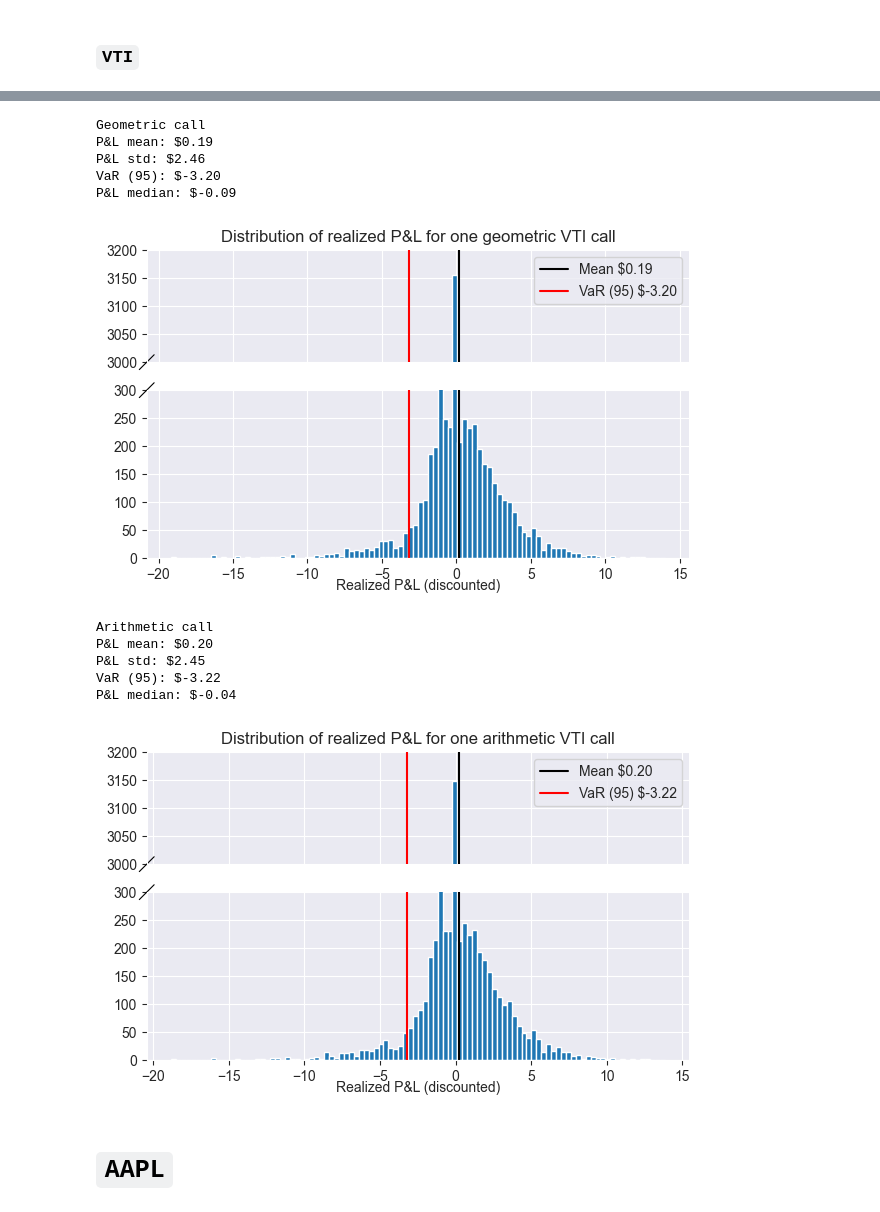
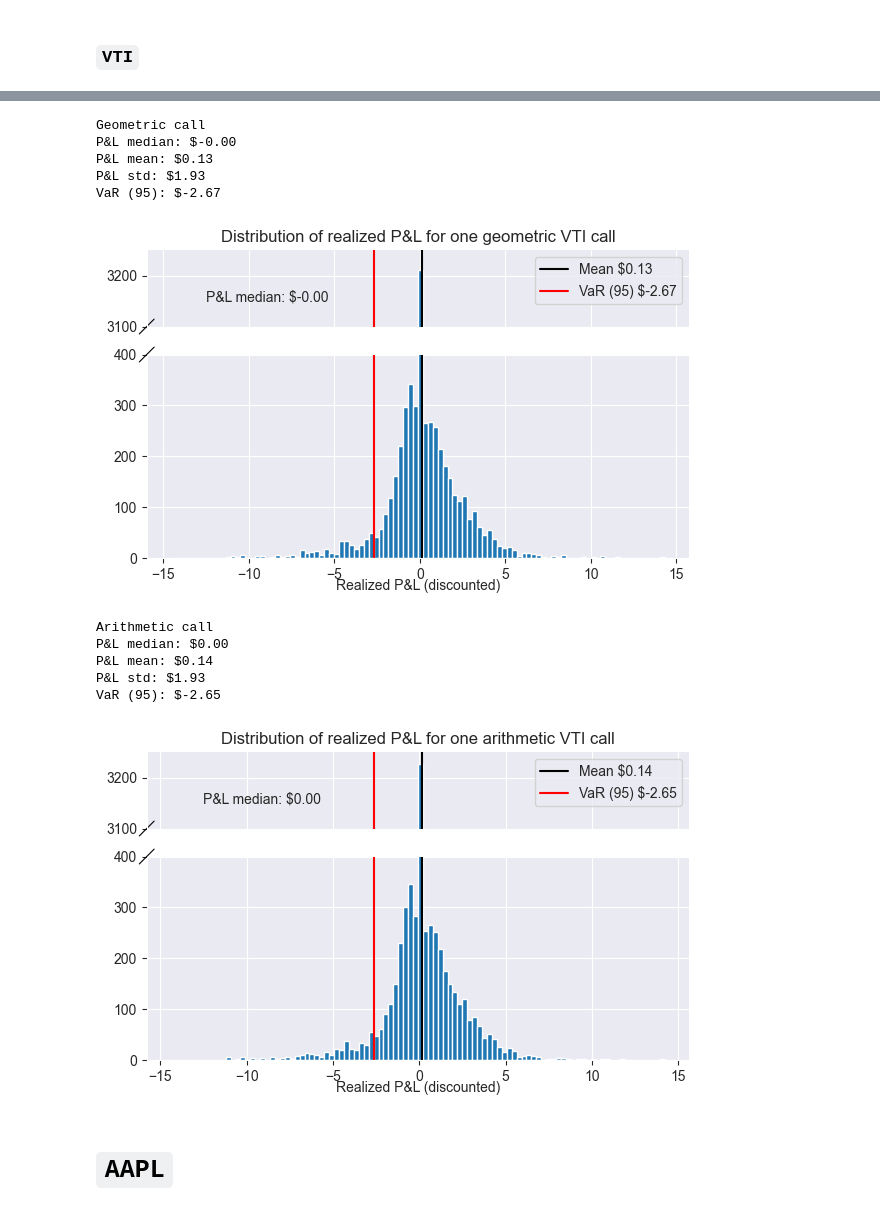
Before and after one commit to albesianor/Asian-options-hedging, a Jupyter notebook: 06_asian_market_comparison.ipynb, the cells around one changed output, grey strips where cells are left out. Saved outputs shown, nothing was run; the diff lists cells and outputs as text; code cells hidden in the pictures.

```diff
--- a/06_asian_market_comparison.ipynb
+++ b/06_asian_market_comparison.ipynb
@@ -33,7 +33,7 @@ def realized_vol(series, window_days=60):
 # %%
 # --- CONFIG ---
 ticker = "SPY"
-expiry_days = 10  # length of Asian contract in calendar days
+expiry_days = 5  # length of Asian contract in calendar days
 trail_window = 21  # days to compute realized vol before t0
 r = 0.045  # risk-free rate (annual)
 n_sims = 20_000  # MC paths for model pricing
@@ -284,7 +280,7 @@ P&L median: $-0.31
 # %%
 # --- CONFIG ---
 ticker = "VTI"
-expiry_days = 10  # length of Asian contract in calendar days
+expiry_days = 5  # length of Asian contract in calendar days
 trail_window = 21  # days to compute realized vol before t0
 r = 0.045  # risk-free rate (annual)
 n_sims = 20_000  # MC paths for model pricing
@@ -473,63 +469,59 @@ n_bins = 100
 print("Geometric call")
 mean = vti_results["geom_pnl"].mean()
 VaR = vti_results["geom_pnl"].quantile(0.05)
+median = np.median(vti_results["geom_pnl"])
+print(f"P&L median: ${median:.2f}")
 print(f"P&L mean: ${mean:.2f}")
 print(f"P&L std: ${vti_results['geom_pnl'].std():.2f}")
 print(f"VaR (95): ${VaR:.2f}")
 
 # histogram
 plt.figure(figsize=(7, 4))
-bax = brokenaxes(ylims=((0, 300), (3000, 3200)))
-n, bins = np.histogram(vti_results["geom_pnl"], bins=n_bins)
+bax = brokenaxes(ylims=((0, 400), (3100, 3250)))
 bax.hist(vti_results["geom_pnl"], bins=n_bins)
-max_count_index = np.argmax(n)
-largest_bin_start = bins[max_count_index]
-largest_bin_end = bins[max_count_index + 1]
-print(f"P&L median: ${(largest_bin_end+largest_bin_start)/2:.2f}")
+bax.text(-12.5, 3150, f"P&L median: ${median:.2f}")
 bax.axvline(mean, label=f"Mean ${mean:.2f}", color="black")
 bax.axvline(VaR, label=f"VaR (95) ${VaR:.2f}", color="red")
 plt.title(f"Distribution of realized P&L for one geometric {ticker} call")
 bax.set_xlabel("Realized P&L (discounted)")
 bax.legend()
 plt.show()
 
 # arithmetic
 # summary metrics
 print("Arithmetic call")
 mean = vti_results["arit_pnl"].mean()
 VaR = vti_results["arit_pnl"].quantile(0.05)
+median = np.median(vti_results["arit_pnl"])
+print(f"P&L median: ${median:.2f}")
 print(f"P&L mean: ${mean:.2f}")
 print(f"P&L std: ${vti_results['arit_pnl'].std():.2f}")
 print(f"VaR (95): ${VaR:.2f}")
 
 # histogram
 plt.figure(figsize=(7, 4))
-bax = brokenaxes(ylims=((0, 300), (3000, 3200)))
-n, bins = np.histogram(vti_results["arit_pnl"], bins=n_bins)
+bax = brokenaxes(ylims=((0, 400), (3100, 3250)))
 bax.hist(vti_results["arit_pnl"], bins=n_bins)
-max_count_index = np.argmax(n)
-largest_bin_start = bins[max_count_index]
-largest_bin_end = bins[max_count_index + 1]
-print(f"P&L median: ${(largest_bin_end+largest_bin_start)/2:.2f}")
+bax.text(-12.5, 3150, f"P&L median: ${median:.2f}")
 bax.axvline(mean, label=f"Mean ${mean:.2f}", color="black")
 bax.axvline(VaR, label=f"VaR (95) ${VaR:.2f}", color="red")
 plt.title(f"Distribution of realized P&L for one arithmetic {ticker} call")
 bax.set_xlabel("Realized P&L (discounted)")
 bax.legend()
 plt.show()
 # %% [output]
 Geometric call
-P&L mean: $0.19
-P&L std: $2.46
-VaR (95): $-3.20
-P&L median: $-0.09
+P&L median: $-0.00
+P&L mean: $0.13
+P&L std: $1.93
+VaR (95): $-2.67
-[figure, old version]
+[figure, new version]
 Arithmetic call
-P&L mean: $0.20
-P&L std: $2.45
-VaR (95): $-3.22
-P&L median: $-0.04
+P&L median: $0.00
+P&L mean: $0.14
+P&L std: $1.93
+VaR (95): $-2.65
-[figure, old version]
+[figure, new version]
 # %% [markdown]
 # `AAPL`
 # %%
```
Also changed, not shown: parts of 13 cells of this notebook, 17 other files.
